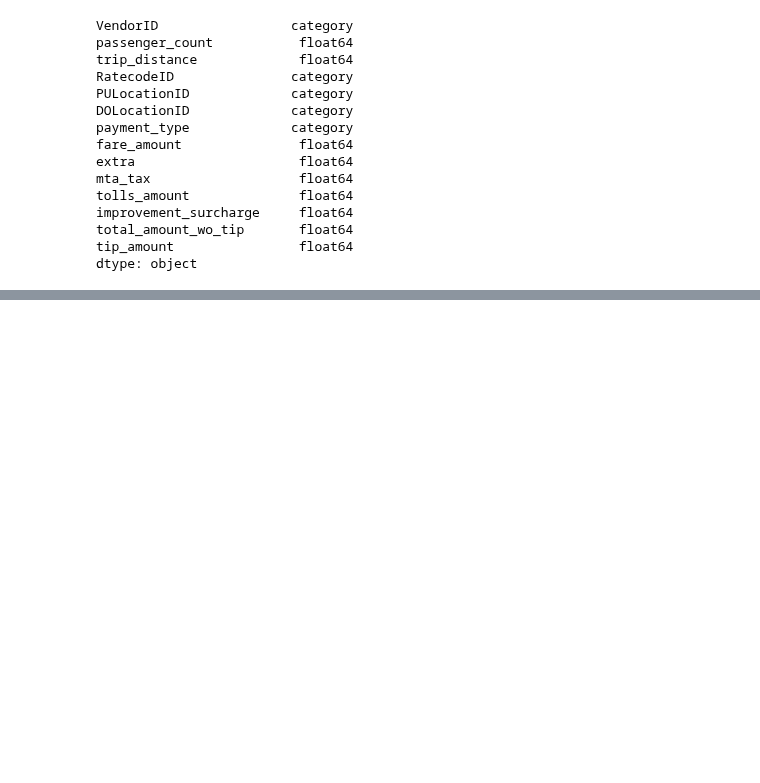
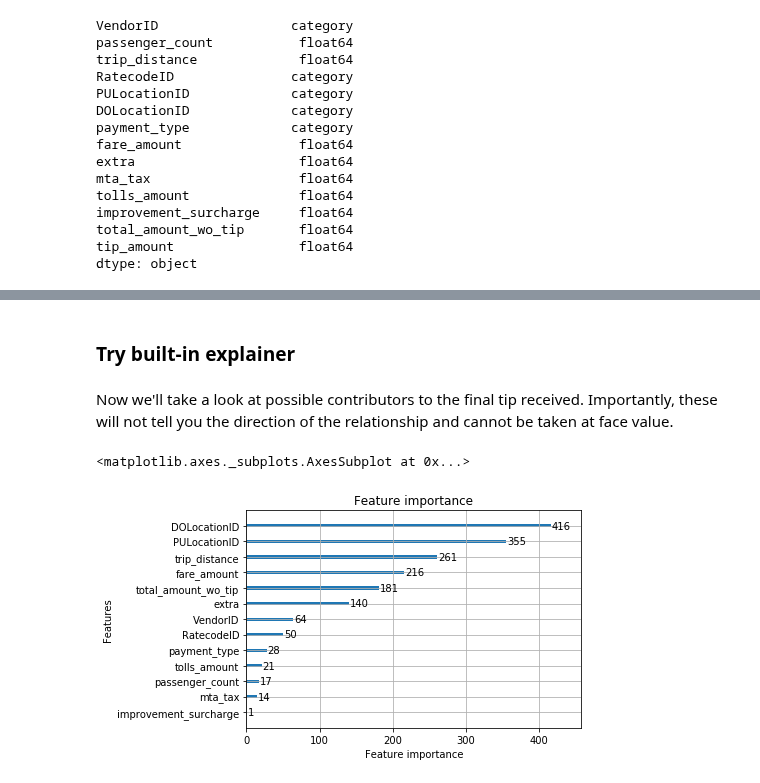
Before and after one commit to justinwhatley/interpretability_experiment, a Jupyter notebook: lightgbm.ipynb, the cells around one changed output, grey strips where cells are left out. Drawn from its saved outputs; the diff is of its cells as text; code cells hidden in the pictures; blank space fills up the shorter version.

Commit message:
Did some basic feature importance exploration with the gradient boosted model

```diff
--- a/lightgbm.ipynb
+++ b/lightgbm.ipynb
@@ -163,7 +163,3 @@ def train_model(df_block):
                           valid_sets=lgb_eval,
                           early_stopping_rounds=5)
     return lgb_model
-# %%
-columns_to_keep = input_columns + [target]
-ddf_partition = ddf[columns_to_keep].get_partition(0)
-df_partition = ddf_partition.compute()
@@ -219,8 +217,0 @@ lgb_train = lgb.Dataset(X_train, y_train)
-# %%
-#https://www.kaggle.com/mlisovyi/beware-of-categorical-features-in-lgbm
-# https://towardsdatascience.com/interpretable-machine-learning-with-xgboost-9ec80d148d27
-lgb_model = lgb.train(lgb_params,
-                      lgb_train,
-                      num_boost_round=30,
-                      valid_sets=lgb_eval,
-                      early_stopping_rounds=5)
@@ -252,0 +218,2 @@ print(r2_score)
+# %%
+lightgbm_model = train_model(df)
@@ -252,0 +238,10 @@ print(r2_score)
+# %% [markdown]
+### Try built-in explainer
+# %% [markdown]
+Now we'll take a look at possible contributors to the final tip received. Importantly, these will not tell you the direction of the relationship and cannot be taken at face value.
+# %%
+# Default feature importance is "split" which represents the number of times the feature is used by the model
+lgb.plot_importance(lightgbm_model)
+# %% [output]
+<matplotlib.axes._subplots.AxesSubplot at 0x...>
+[figure, added]
```
Also changed, not shown: parts of 23 cells of this notebook, 1 other file.
